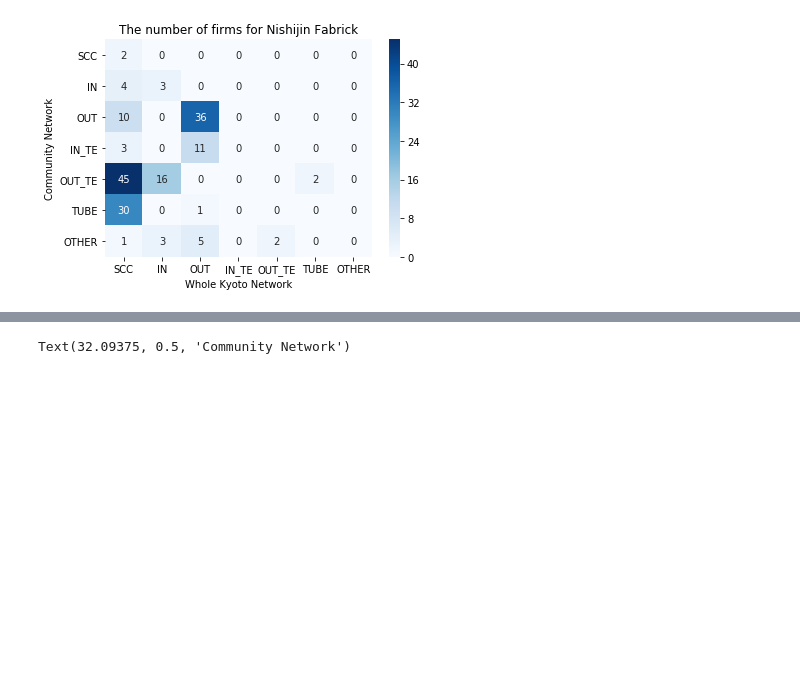
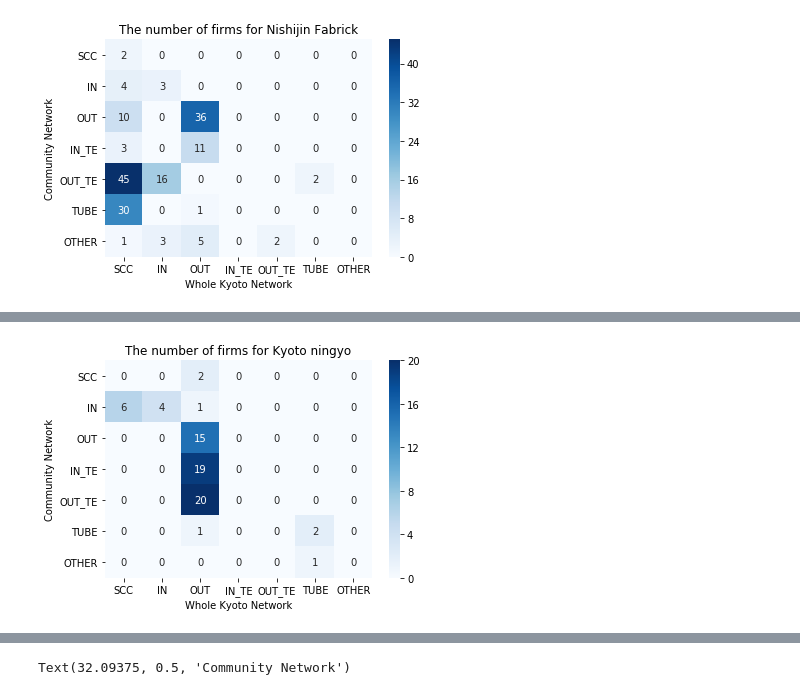
Before and after one commit to DaisukeSato56/analysis_profitability, a Jupyter notebook: upload_ver_profitability_and_productivity.ipynb, the cells around one changed output, grey strips where cells are left out. Cells and saved outputs as stored; diff of their text form; code cells hidden in the pictures; blank space fills up the shorter version.

```diff
--- a/upload_ver_profitability_and_productivity.ipynb
+++ b/upload_ver_profitability_and_productivity.ipynb
@@ -304,0 +347,4 @@ Text(32.09375, 0.5, 'Community Network')
+# %%
+make_heatmap(bowtie_df4_25, "Kyoto ningyo")
+# %% [output]
+[figure, added]
```
Also changed, not shown: parts of 12 cells of this notebook.
